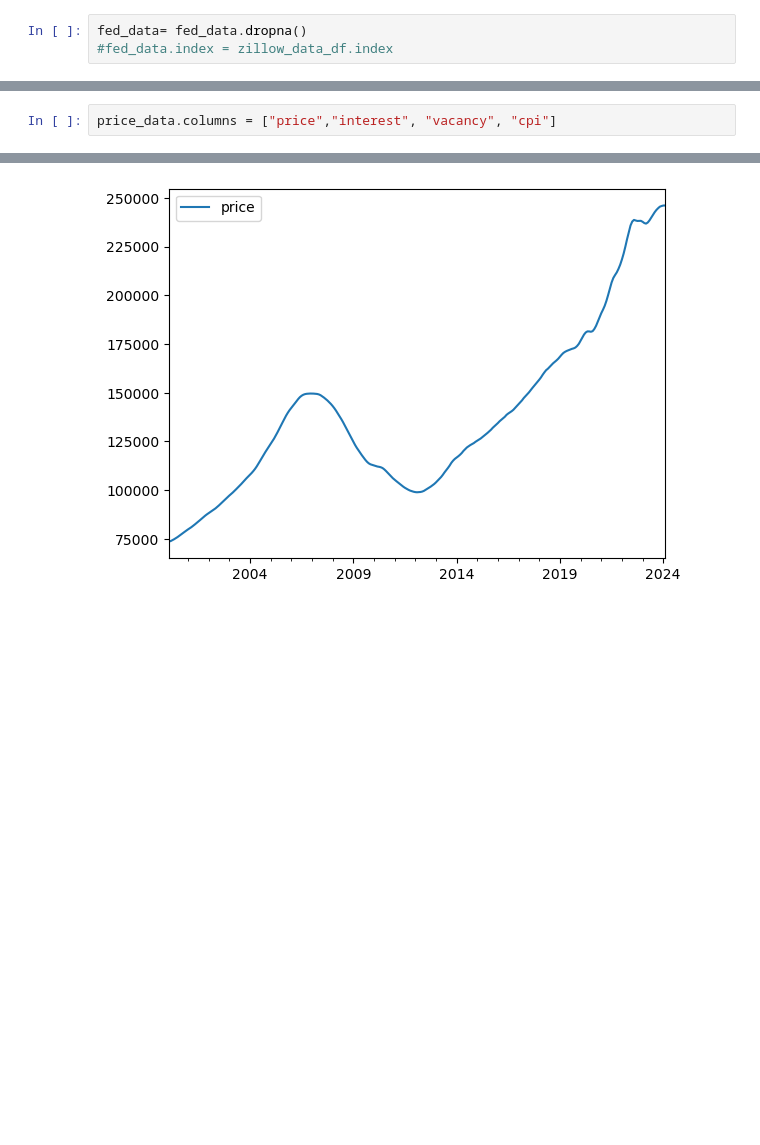
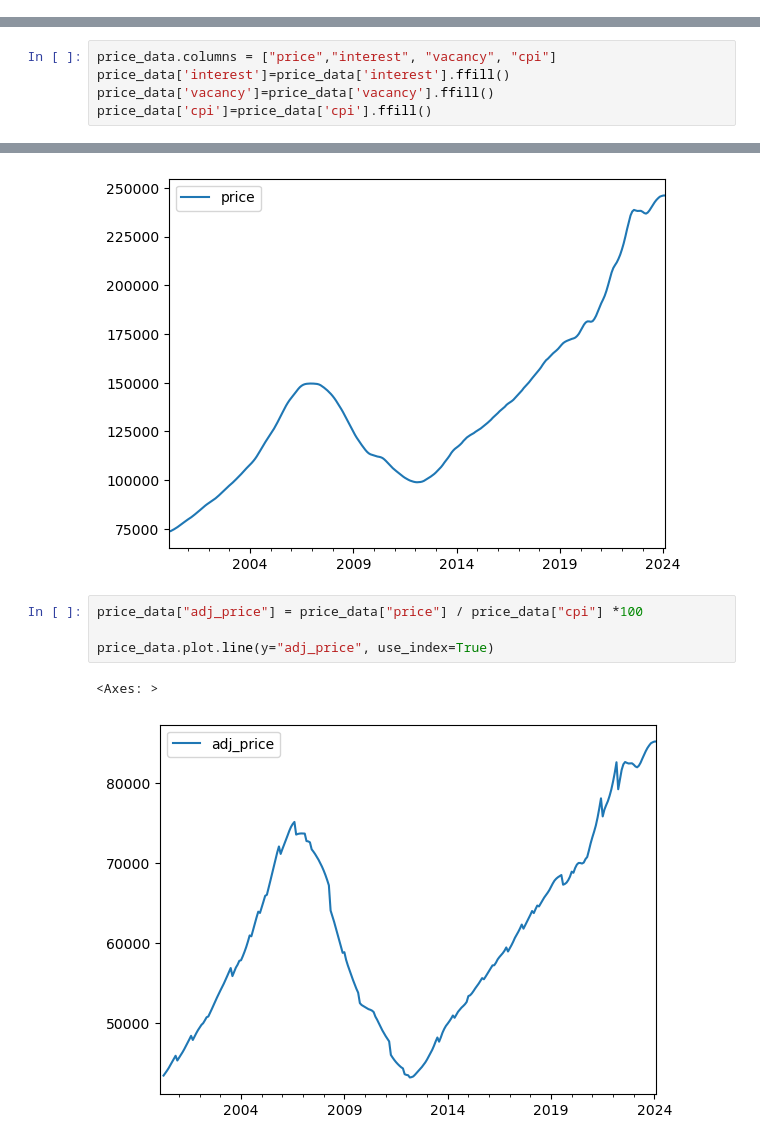
Before and after one commit to matisluzi/ml_project, a Jupyter notebook: Project_Main.ipynb, the cells around one changed output, grey strips where cells are left out. Drawn from its saved outputs; the diff is of its cells as text; blank space fills up the shorter version.

```diff
--- a/Project_Main.ipynb
+++ b/Project_Main.ipynb
@@ -113,7 +110,4 @@ zillow_data_df
 | 2024-01-31 | 246057.81993 | 2024-01 |
 | 2024-02-29 | 246091.576527 | 2024-02 |
 289 rows × 2 columns
-# %%
-fed_data= fed_data.dropna()
-#fed_data.index = zillow_data_df.index
 # %%
@@ -161,7 +138,17 @@ price_data.ffill()
 # %%
 price_data.columns = ["price","interest", "vacancy", "cpi"]
+price_data['interest']=price_data['interest'].ffill()
+price_data['vacancy']=price_data['vacancy'].ffill()
+price_data['cpi']=price_data['cpi'].ffill()
 # %%
 price_data.plot.line(y="price", use_index=True)
 # %% [output]
 <Axes: >
 [figure]
+# %%
+price_data["adj_price"] = price_data["price"] / price_data["cpi"] *100
+
+price_data.plot.line(y="adj_price", use_index=True)
+# %% [output]
+<Axes: >
+[figure, added]
```
Also changed, not shown: parts of 19 cells of this notebook.
